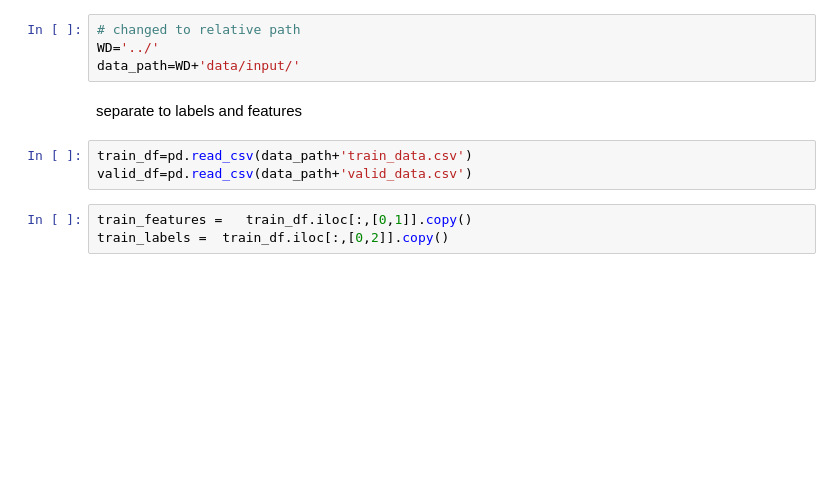
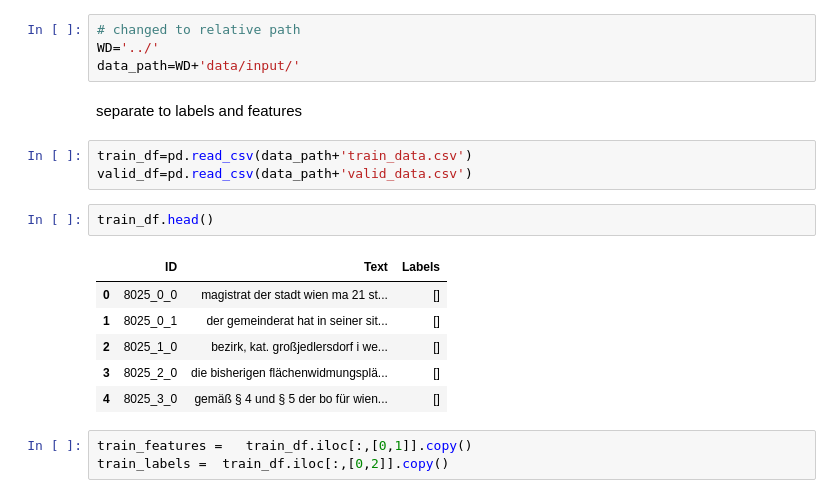
Before and after one commit to WebSchw/Tempo, a Jupyter notebook: docs/Martin_Notebook.ipynb, the cells around one changed output. Cells and saved outputs as stored; diff of their text form; blank space fills up the shorter version.

Commit message:
updated trial and added training in martin nb

```diff
--- a/docs/Martin_Notebook.ipynb
+++ b/docs/Martin_Notebook.ipynb
@@ -30,6 +28,15 @@ separate to labels and features
 # %%
 train_df=pd.read_csv(data_path+'train_data.csv')
 valid_df=pd.read_csv(data_path+'valid_data.csv')
+# %%
+train_df.head()
+# %% [output]
+|  | ID | Text | Labels |
+| 0 | 8025_0_0 | magistrat der stadt wien ma 21 st... | [] |
+| 1 | 8025_0_1 | der gemeinderat hat in seiner sit... | [] |
+| 2 | 8025_1_0 | bezirk, kat. großjedlersdorf i we... | [] |
+| 3 | 8025_2_0 | die bisherigen flächenwidmungsplä... | [] |
+| 4 | 8025_3_0 | gemäß § 4 und § 5 der bo für wien... | [] |
 # %%
 train_features =   train_df.iloc[:,[0,1]].copy()
 train_labels =  train_df.iloc[:,[0,2]].copy()
```
Also changed, not shown: parts of 23 cells of this notebook.
